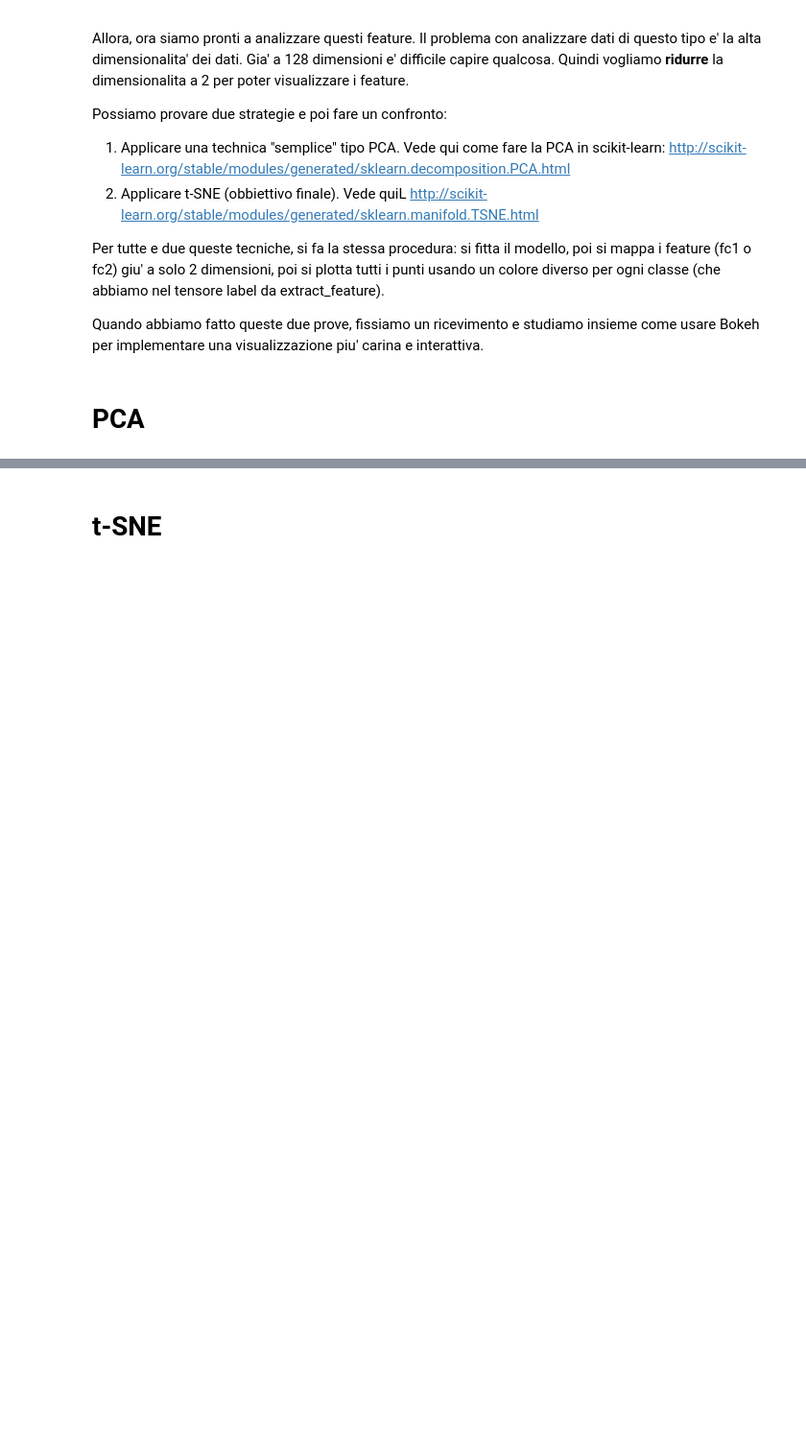
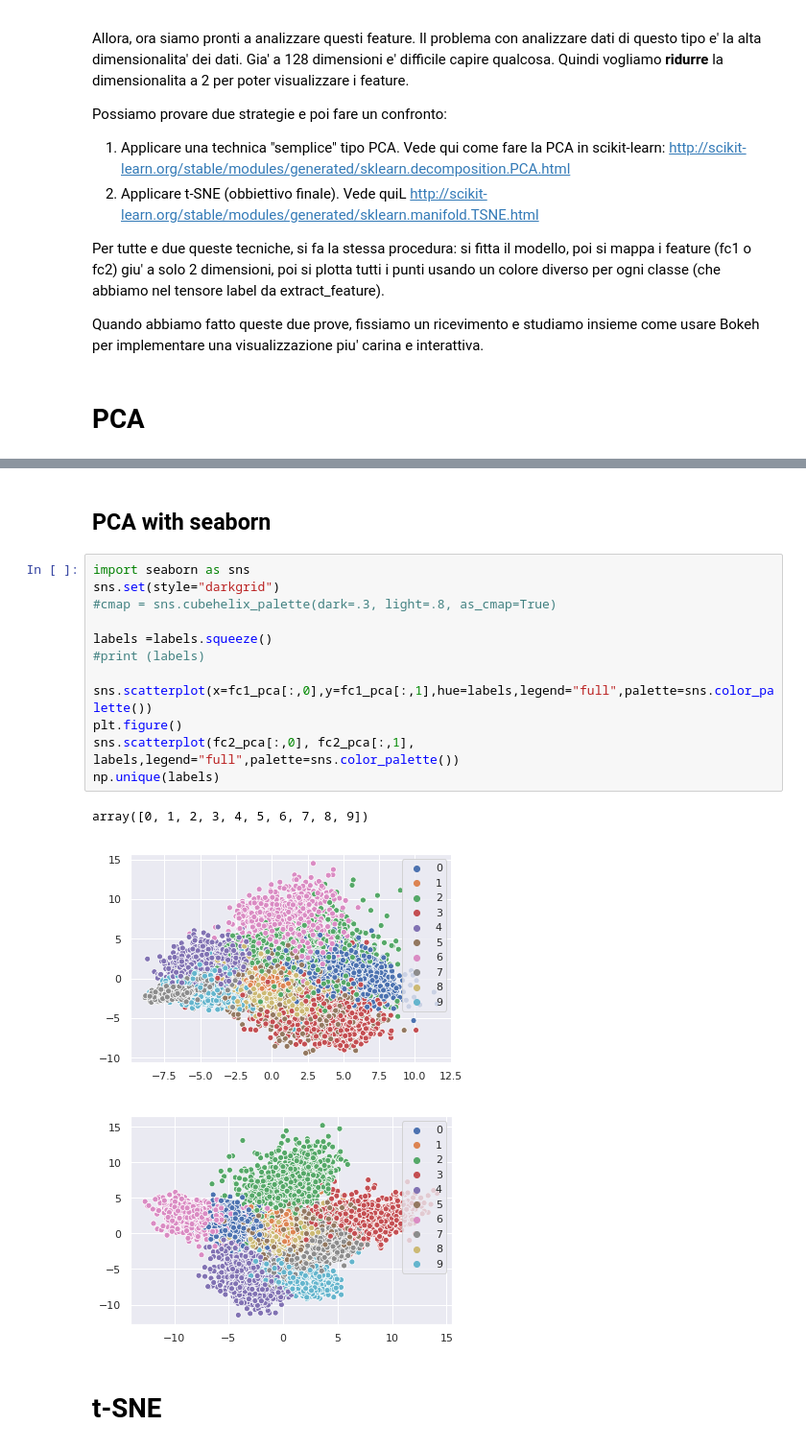
Before and after one commit to Michi265/Tesi, a Jupyter notebook: Prof_pytorch_ml_with_mnist.ipynb, the cells around one changed output, grey strips where cells are left out. Shown at 96% size. Saved outputs shown, nothing was run; the diff lists cells and outputs as text; blank space fills up the shorter version.

```diff
--- a/Prof_pytorch_ml_with_mnist.ipynb
+++ b/Prof_pytorch_ml_with_mnist.ipynb
@@ -316,3 +302,21 @@ plt.scatter(X,Y,Z,color=['red','blue','green'])
+# %% [markdown]
+## PCA with seaborn
+# %%
+import seaborn as sns
+sns.set(style="darkgrid")
+#cmap = sns.cubehelix_palette(dark=.3, light=.8, as_cmap=True)
+
+labels =labels.squeeze()
+#print (labels)
+
+sns.scatterplot(x=fc1_pca[:,0],y=fc1_pca[:,1],hue=labels,legend="full",palette=sns.color_palette())
+plt.figure()
+sns.scatterplot(fc2_pca[:,0], fc2_pca[:,1], labels,legend="full",palette=sns.color_palette())
+np.unique(labels)
+# %% [output]
+array([0, 1, 2, 3, 4, 5, 6, 7, 8, 9])
+[figure, added]
+[figure, added]
 # %% [markdown]
 # t-SNE
 # %%
```
Also changed, not shown: parts of 20 cells of this notebook.
